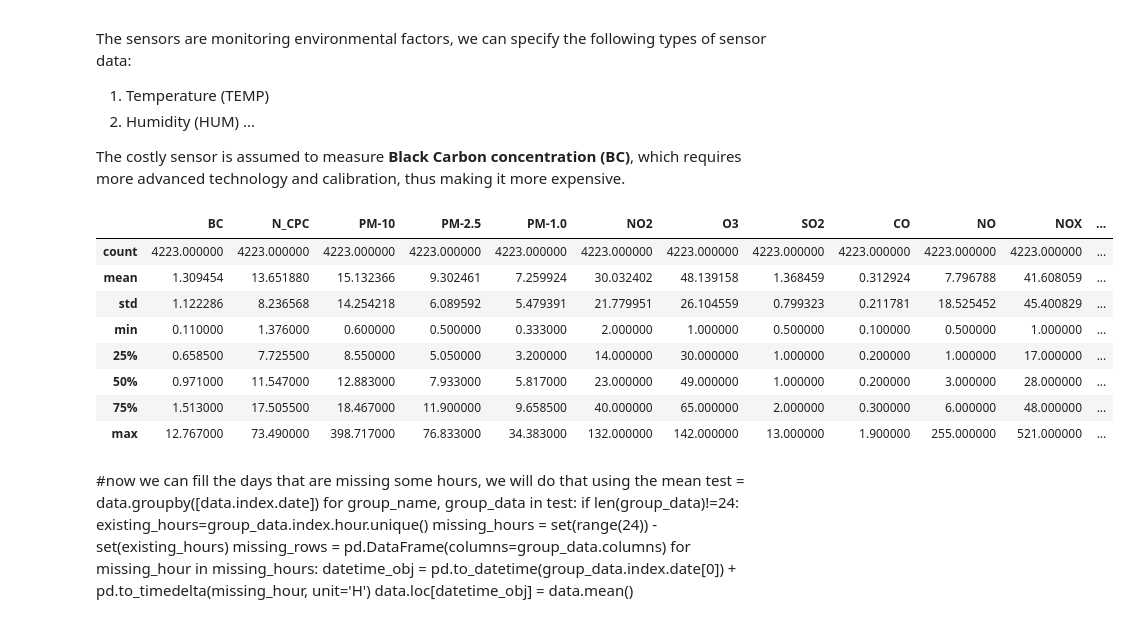
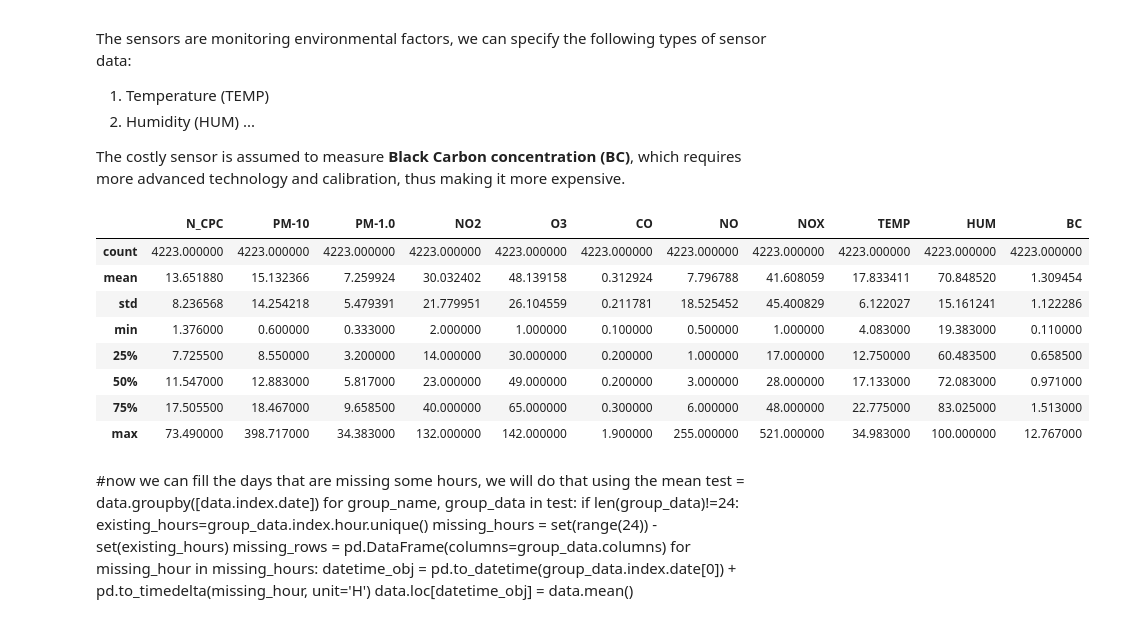
Before and after one commit to M3lo00/TOML_Homeworks, a Jupyter notebook: Homework3-4/finalNN.ipynb, the cells around one changed output. Cells and saved outputs as stored; diff of their text form; code cells hidden in the pictures.

```diff
--- a/Homework3-4/finalNN.ipynb
+++ b/Homework3-4/finalNN.ipynb
@@ -22,23 +22,24 @@ The costly sensor is assumed to measure **Black Carbon concentration (BC)**, whi
 # %%
 import pandas as pd
 import numpy as np
 import matplotlib.pyplot as plt
 import seaborn as sns
 
 # Load the CSV file
 data = pd.read_csv("BC-Data-Set.csv")
 data = data.set_index(pd.to_datetime(data['date']))
+data = data[['date','N_CPC', 'PM-10', 'PM-1.0', 'NO2', 'O3', 'CO', 'NO', 'NOX', 'TEMP', 'HUM', 'BC']]
 data.describe()
 # %% [output]
-|  | BC | N_CPC | PM-10 | PM-2.5 | PM-1.0 | NO2 | O3 | SO2 | CO | NO | NOX | ... |
-| count | 4223.000000 | 4223.000000 | 4223.000000 | 4223.000000 | 4223.000000 | 4223.000000 | 4223.000000 | 4223.000000 | 4223.000000 | 4223.000000 | 4223.000000 | ... |
-| mean | 1.309454 | 13.651880 | 15.132366 | 9.302461 | 7.259924 | 30.032402 | 48.139158 | 1.368459 | 0.312924 | 7.796788 | 41.608059 | ... |
-| std | 1.122286 | 8.236568 | 14.254218 | 6.089592 | 5.479391 | 21.779951 | 26.104559 | 0.799323 | 0.211781 | 18.525452 | 45.400829 | ... |
-| min | 0.110000 | 1.376000 | 0.600000 | 0.500000 | 0.333000 | 2.000000 | 1.000000 | 0.500000 | 0.100000 | 0.500000 | 1.000000 | ... |
-| 25% | 0.658500 | 7.725500 | 8.550000 | 5.050000 | 3.200000 | 14.000000 | 30.000000 | 1.000000 | 0.200000 | 1.000000 | 17.000000 | ... |
-| 50% | 0.971000 | 11.547000 | 12.883000 | 7.933000 | 5.817000 | 23.000000 | 49.000000 | 1.000000 | 0.200000 | 3.000000 | 28.000000 | ... |
-| 75% | 1.513000 | 17.505500 | 18.467000 | 11.900000 | 9.658500 | 40.000000 | 65.000000 | 2.000000 | 0.300000 | 6.000000 | 48.000000 | ... |
-| max | 12.767000 | 73.490000 | 398.717000 | 76.833000 | 34.383000 | 132.000000 | 142.000000 | 13.000000 | 1.900000 | 255.000000 | 521.000000 | ... |
+|  | N_CPC | PM-10 | PM-1.0 | NO2 | O3 | CO | NO | NOX | TEMP | HUM | BC |
+| count | 4223.000000 | 4223.000000 | 4223.000000 | 4223.000000 | 4223.000000 | 4223.000000 | 4223.000000 | 4223.000000 | 4223.000000 | 4223.000000 | 4223.000000 |
+| mean | 13.651880 | 15.132366 | 7.259924 | 30.032402 | 48.139158 | 0.312924 | 7.796788 | 41.608059 | 17.833411 | 70.848520 | 1.309454 |
+| std | 8.236568 | 14.254218 | 5.479391 | 21.779951 | 26.104559 | 0.211781 | 18.525452 | 45.400829 | 6.122027 | 15.161241 | 1.122286 |
+| min | 1.376000 | 0.600000 | 0.333000 | 2.000000 | 1.000000 | 0.100000 | 0.500000 | 1.000000 | 4.083000 | 19.383000 | 0.110000 |
+| 25% | 7.725500 | 8.550000 | 3.200000 | 14.000000 | 30.000000 | 0.200000 | 1.000000 | 17.000000 | 12.750000 | 60.483500 | 0.658500 |
+| 50% | 11.547000 | 12.883000 | 5.817000 | 23.000000 | 49.000000 | 0.200000 | 3.000000 | 28.000000 | 17.133000 | 72.083000 | 0.971000 |
+| 75% | 17.505500 | 18.467000 | 9.658500 | 40.000000 | 65.000000 | 0.300000 | 6.000000 | 48.000000 | 22.775000 | 83.025000 | 1.513000 |
+| max | 73.490000 | 398.717000 | 34.383000 | 132.000000 | 142.000000 | 1.900000 | 255.000000 | 521.000000 | 34.983000 | 100.000000 | 12.767000 |
 # %% [markdown]
 #now we can fill the days that are missing some hours, we will do that using the mean
 test = data.groupby([data.index.date])
```
Also changed, not shown: parts of 28 cells of this notebook, 8 other files.
